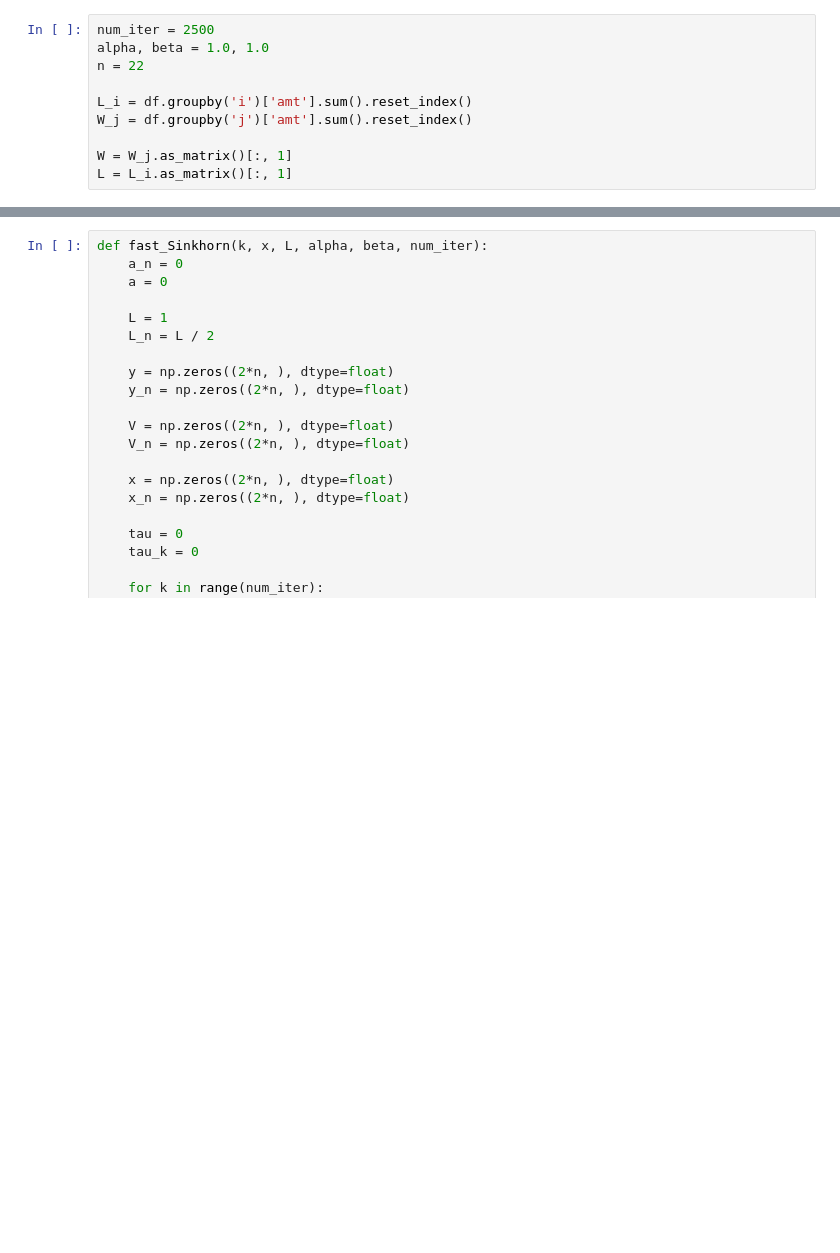
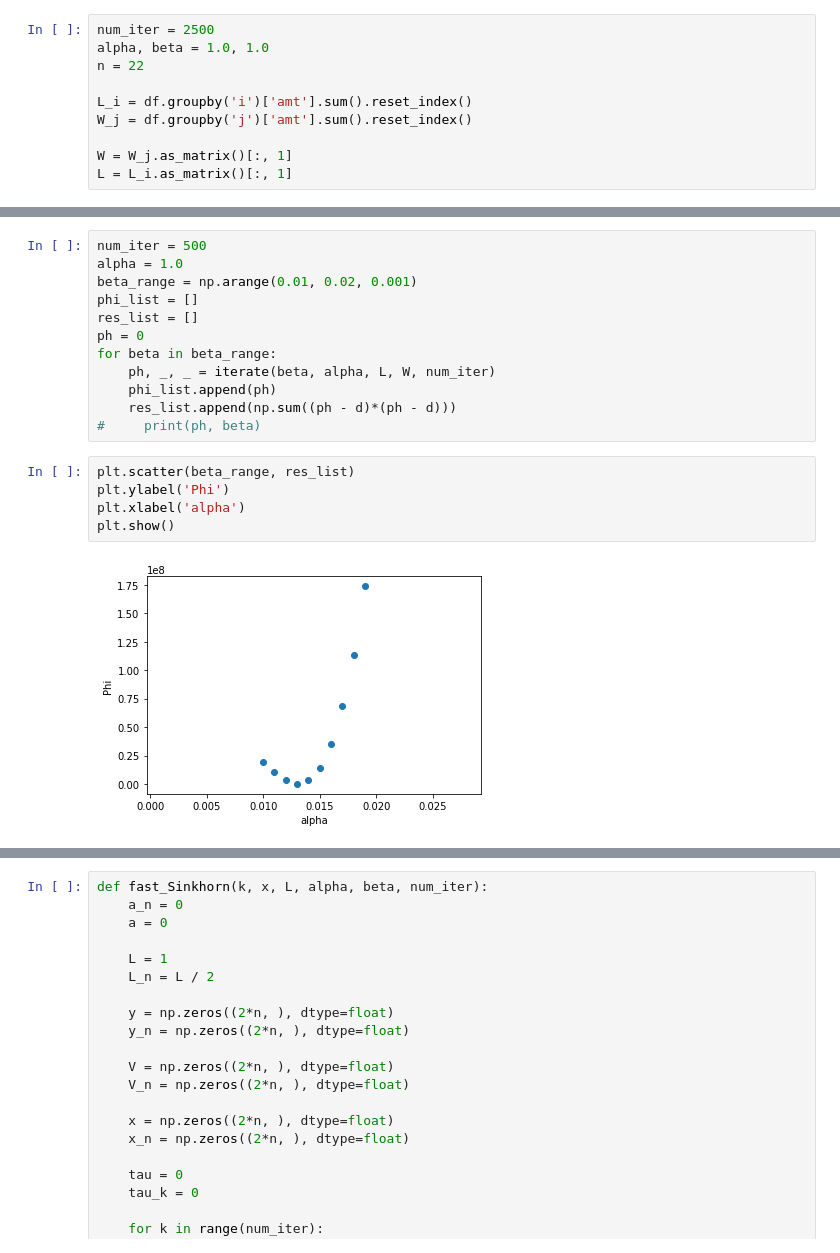
Before and after one commit to tamamolis/Gravity_traffic, a Jupyter notebook: corr_matrix_recovery.ipynb, the cells around one changed output, grey strips where cells are left out. Drawn from its saved outputs; the diff is of its cells as text; blank space fills up the shorter version.

```diff
--- a/corr_matrix_recovery.ipynb
+++ b/corr_matrix_recovery.ipynb
@@ -297,0 +278,19 @@ plt.show()
+# %%
+num_iter = 500
+alpha = 1.0
+beta_range = np.arange(0.01, 0.02, 0.001)
+phi_list = []
+res_list = []
+ph = 0
+for beta in beta_range:
+    ph, _, _ = iterate(beta, alpha, L, W, num_iter)
+    phi_list.append(ph)
+    res_list.append(np.sum((ph - d)*(ph - d)))
+#     print(ph, beta)
+# %%
+plt.scatter(beta_range, res_list)
+plt.ylabel('Phi')
+plt.xlabel('alpha')
+plt.show()
+# %% [output]
+[figure, added]
```
Also changed, not shown: parts of 8 cells of this notebook.
